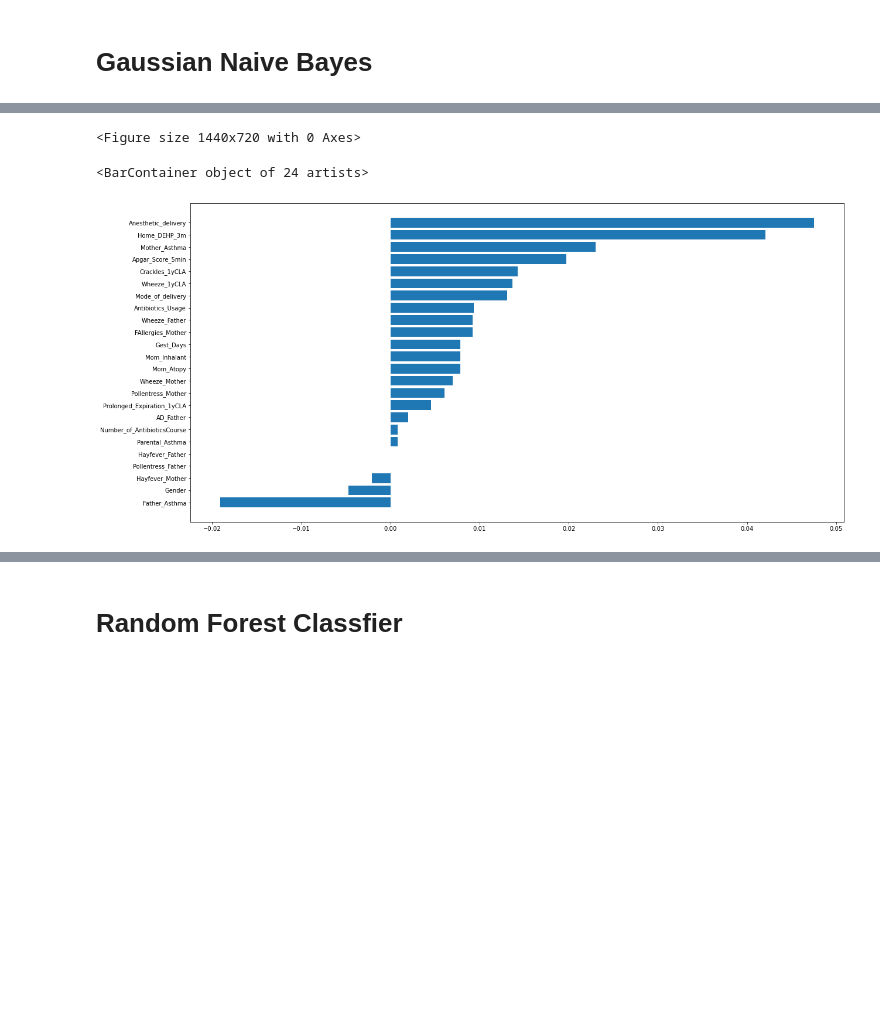
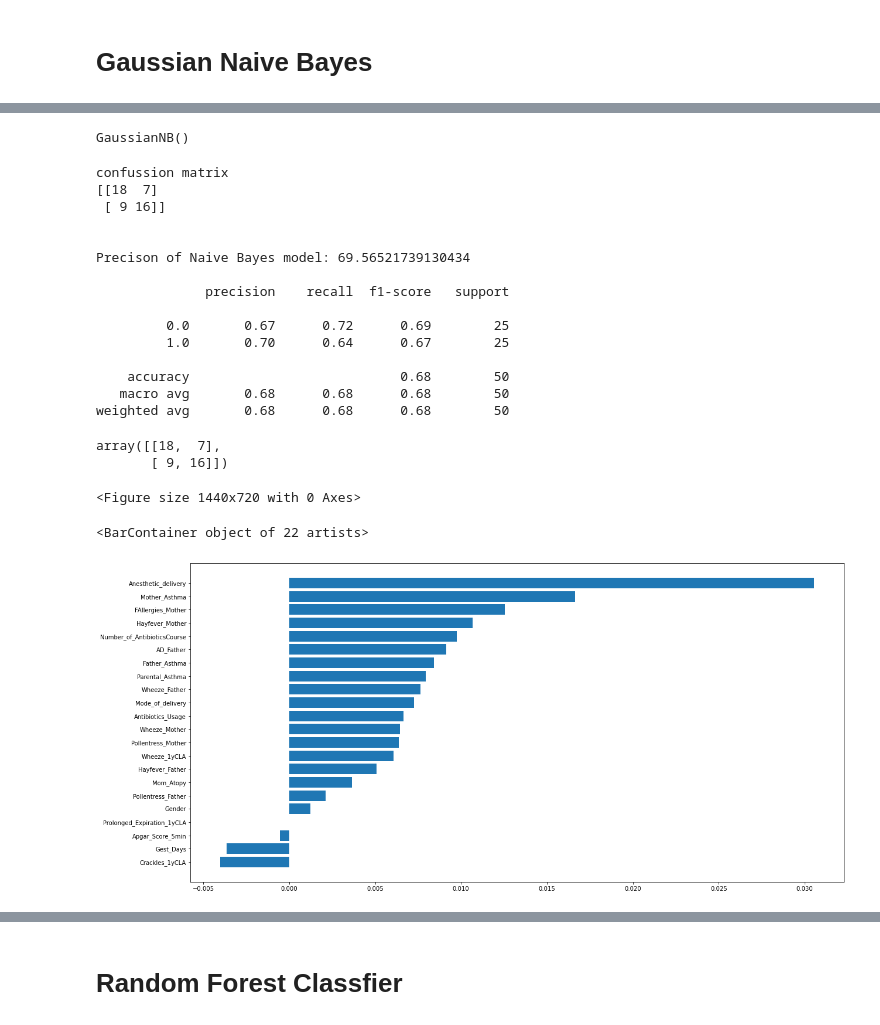
Before and after one commit to PingHe-Stan/Sickkids_ML, a Jupyter notebook: notebooks/CHILD_Asthma_Prediction_Modelling.ipynb, the cells around one changed output, grey strips where cells are left out. Cells and saved outputs as stored; diff of their text form; code cells hidden in the pictures; blank space fills up the shorter version.

Commit message:
function for fast run a series of models

```diff
--- a/notebooks/CHILD_Asthma_Prediction_Modelling.ipynb
+++ b/notebooks/CHILD_Asthma_Prediction_Modelling.ipynb
@@ -149,19 +168,26 @@ Name: Apgar_Score_5min, dtype: int64
 # %%
 # For numerical col, mean will be used to fill NaN
-for col in ["Gest_Days", "Home_DEHP_3m"]:
+for col in [
+    "Gest_Days",
+    #            "Home_DEHP_3m"
+]:
     df_previous_5y[col] = df_previous_5y[col].fillna(df_previous_5y[col].mean())
 
 # For categorical columns, 0 (negative) will be used to fill NaN
 for col in set(df_previous_5y.columns.to_list()) - set(
-    ["Gest_Days", "Home_DEHP_3m", "Apgar_Score_5min", "Asthma_Diagnosis_5yCLA"]
+    [
+        "Gest_Days",
+        #     "Home_DEHP_3m",
+        "Apgar_Score_5min",
+        "Asthma_Diagnosis_5yCLA",
+    ]
 ):
     df_previous_5y[col] = df_previous_5y[col].fillna(value=0)
 
 df_previous_5y.Apgar_Score_5min = df_previous_5y.Apgar_Score_5min.fillna(9)
 df_previous_5y.Gender = df_previous_5y.Gender.replace({"F": 0, "M": 1})
+df_previous_5y.Mode_of_delivery = df_previous_5y.Mode_of_delivery.replace(
+    {6: 0, 7: 0, 8: 0, 9: 0, 1: 1, 2: 1, 3: 1, 4: 1, 11: 1}
+)
 # %% [output]
 [interactive output not drawn]
-# %%
-df_previous_5y.Home_DEHP_3m = df_previous_5y.Home_DEHP_3m.replace(
-    {322.105093: 318.702551}
-)
@@ -445,17 +691,56 @@ weighted avg       0.71      0.68      0.67        50
 [interactive output not drawn]
 # %%
+m2 = "Naive Bayes"
+nb = GaussianNB()
+nb.fit(X_train, y_train)
+nbpred = nb.predict(X_test)
+nb_conf_matrix = confusion_matrix(y_test, nbpred)
+nb_prec_score = precision_score(y_test, nbpred)
+print("confussion matrix")
+print(nb_conf_matrix)
+print("\n")
+print("Precison of Naive Bayes model:", nb_prec_score * 100, "\n")
+print(classification_report(y_test, nbpred))
+nb_conf_matrix
+
+
 result = permutation_importance(
-    nb, X_train, y_train, n_repeats=10, random_state=1012, scoring="precision"
+    nb, X_train, y_train, n_repeats=10, random_state=1012, scoring="f1"
 )
+
 perm_sorted_idx = result.importances_mean.argsort()
+
 plt.figure(figsize=(20, 10))
 plt.barh(
-    width=result.importances_mean[perm_sorted_idx].T,
-    # vert=False,
-    y=X.columns[perm_sorted_idx],
+    width=result.importances_mean[perm_sorted_idx].T, y=X.columns[perm_sorted_idx],
 )
+
+
+imp_features_NB = pd.DataFrame(
+    data=result.importances_mean.reshape(-1, 1),
+    columns=["GaussianNB_Permutation_Importance"],
+    index=X_test.columns,
+)
 # %% [output]
-<Figure size 1440x720 with 0 Axes>
+GaussianNB()
-<BarContainer object of 24 artists>
+confussion matrix
+[[18  7]
+ [ 9 16]]
+
+
+Precison of Naive Bayes model: 69.56521739130434
+
+              precision    recall  f1-score   support
+
+         0.0       0.67      0.72      0.69        25
+         1.0       0.70      0.64      0.67        25
+
+    accuracy                           0.68        50
+   macro avg       0.68      0.68      0.68        50
+weighted avg       0.68      0.68      0.68        50
+array([[18,  7],
+       [ 9, 16]])
+<Figure size 1440x720 with 0 Axes>
+<BarContainer object of 22 artists>
-[figure, old version]
+[figure, new version]
 [interactive output not drawn]
```
Also changed, not shown: parts of 80 cells of this notebook, 2 other files.
